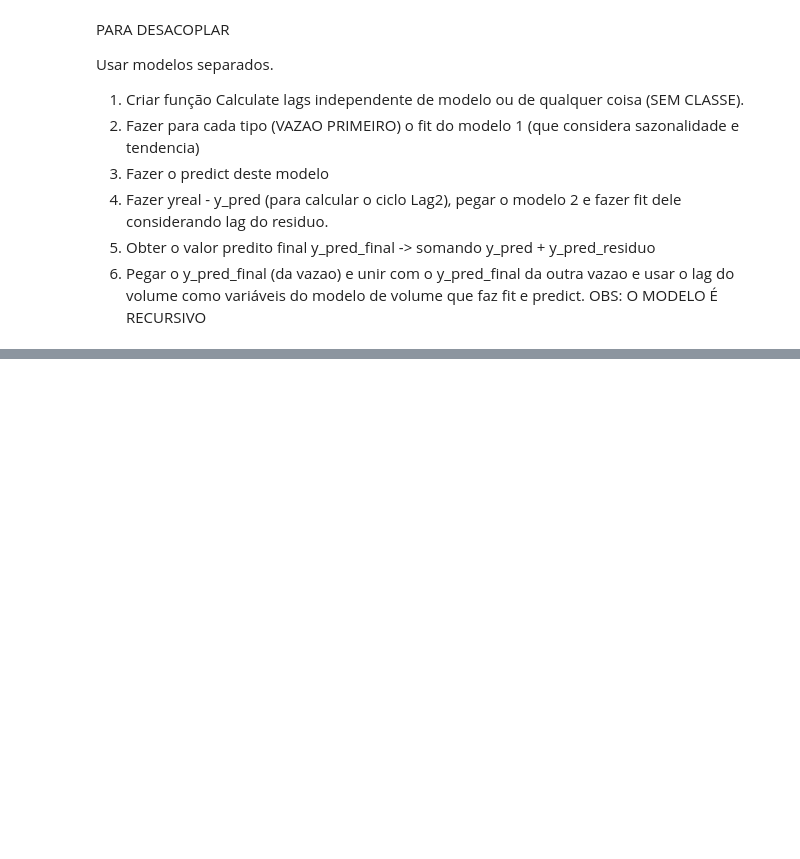
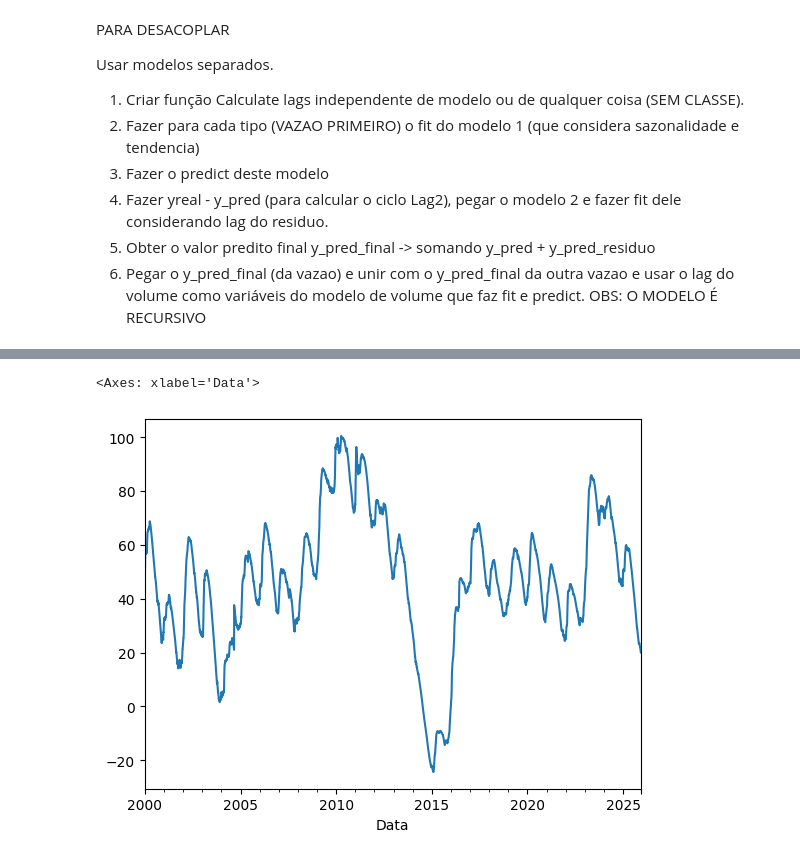
Before and after one commit to Andre-do-Amaral/tcc, a Jupyter notebook: analise/treino-modelo-final/treino-modelo-final.ipynb, the cells around one changed output, grey strips where cells are left out. Cells and saved outputs as stored; diff of their text form; code cells hidden in the pictures; blank space fills up the shorter version.

```diff
--- a/analise/treino-modelo-final/treino-modelo-final.ipynb
+++ b/analise/treino-modelo-final/treino-modelo-final.ipynb
@@ -433,0 +448,8 @@ RMSE Médio: 2.8755
+# %%
+### Volume atual - Volume anterior -> Variação do volume
+### Variação do Volume atual - Variação do Volume anterior -> Variação da variação do volume
+
+df[nome_coluna_volume].plot()
+# %% [output]
+<Axes: xlabel='Data'>
+[figure, added]
```
Also changed, not shown: parts of 5 cells of this notebook.
